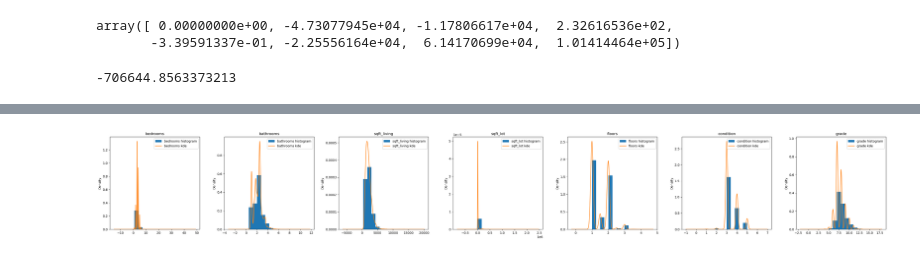
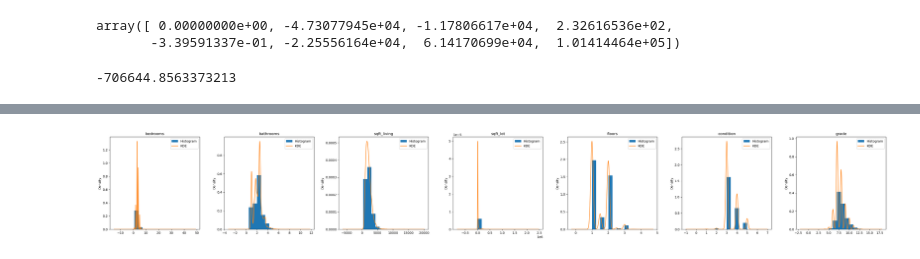
Before and after one commit to RyanKeats88/dsc-phase-2-project, a Jupyter notebook: student.ipynb, the cells around one changed output, grey strips where cells are left out. Drawn from its saved outputs; the diff is of its cells as text; code cells hidden in the pictures.

```diff
--- a/student.ipynb
+++ b/student.ipynb
@@ -256,8 +256,8 @@ df1.replace('?', np.nan, inplace=True)
 # Drop rows with missing values
 df1.dropna(inplace=True)
 # Specify the columns to remove
-cols_to_remove = ['date', 'view', 'sqft_above', 'sqft_basement', 'yr_renovated',
-                  'zipcode', 'lat', 'long', 'sqft_living15', 'sqft_lot15']
+cols_to_remove = ['id','date', 'waterfront', 'view', 'sqft_above', 'sqft_basement', 'yr_renovated',
+                  'zipcode', 'lat', 'long', 'sqft_living15', 'sqft_lot15','yr_built']
 # Drop the specified columns
 df2 = df1.drop(columns=cols_to_remove)
 # Specify the new filename
@@ -368,11 +346,11 @@ Name: waterfront, dtype: int64
 # %%
 # Build scatter plots for each independent variable
-ind_vars = ['bedrooms', 'bathrooms', 'sqft_living', 'sqft_lot', 'floors', 'waterfront', 'condition', 'grade', 'yr_built']
+ind_vars = ['bedrooms', 'bathrooms', 'sqft_living', 'sqft_lot', 'floors', 'condition', 'grade']
 dep_var = 'price'
 # Set the size of the overall figure
 plt.figure(figsize=(15, 8))
 for i, var in enumerate(ind_vars, 1):
-    plt.subplot(3, 3, i)
+    plt.subplot(2, 4, i)
     plt.scatter(df2[var], df2[dep_var])
     plt.xlabel(var)
     plt.ylabel(dep_var)
@@ -460,26 +475,24 @@ linreg.intercept_
 # %%
-import scipy.stats as stats
-import matplotlib.pyplot as plt
-# Load my dataframe
+# Load the dataframe
 df2 = pd.read_csv('data/cleaned_data.csv')
-# Define my independent variables
+# Define the independent variables
 independent_variables = ['bedrooms', 'bathrooms', 'sqft_living', 'sqft_lot', 'floors', 'condition', 'grade']
 # Create subplots for each independent variable
 fig, axs = plt.subplots(1, len(independent_variables), figsize=(5 * len(independent_variables), 5))
 # Iterate over each independent variable
 for i, var in enumerate(independent_variables):
+    # Plot histogram with KDE
     ax = axs[i]
- # Histogram with KDE
-    df2[var].plot.hist(density=True, ax=ax, label=var + ' histogram')
-    df2[var].plot.kde(ax=ax, label=var + ' kde')
+    df2[var].plot.hist(density=True, ax=ax, label='Histogram')
+    df2[var].plot.kde(ax=ax, label='KDE')
     ax.legend()
     ax.set_title(var)
 # Adjust spacing of subplots
 plt.tight_layout()
 # Display the plots
 plt.show()
 # %% [output]
-[figure, old version]
+[figure, new version]
 # %%
 # Recording my observations here
 
```
Also changed, not shown: parts of 63 cells of this notebook, 3 other files.
